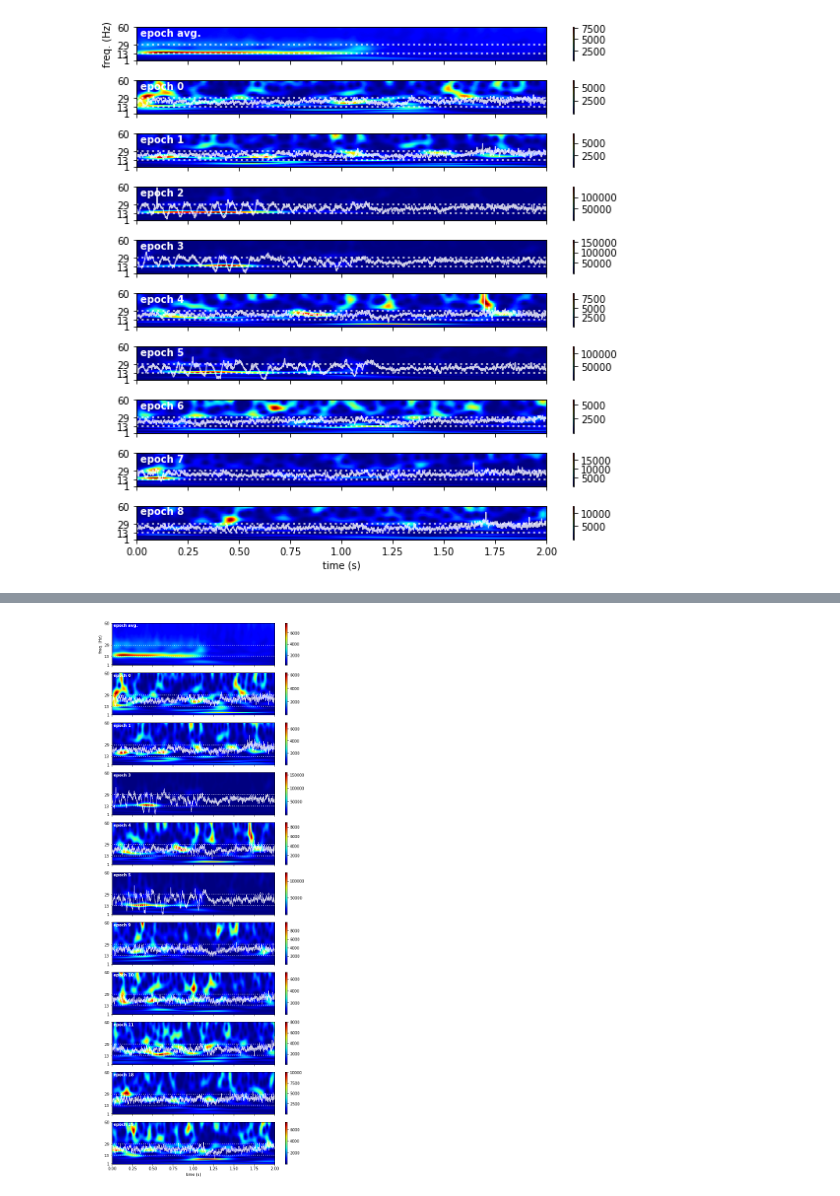
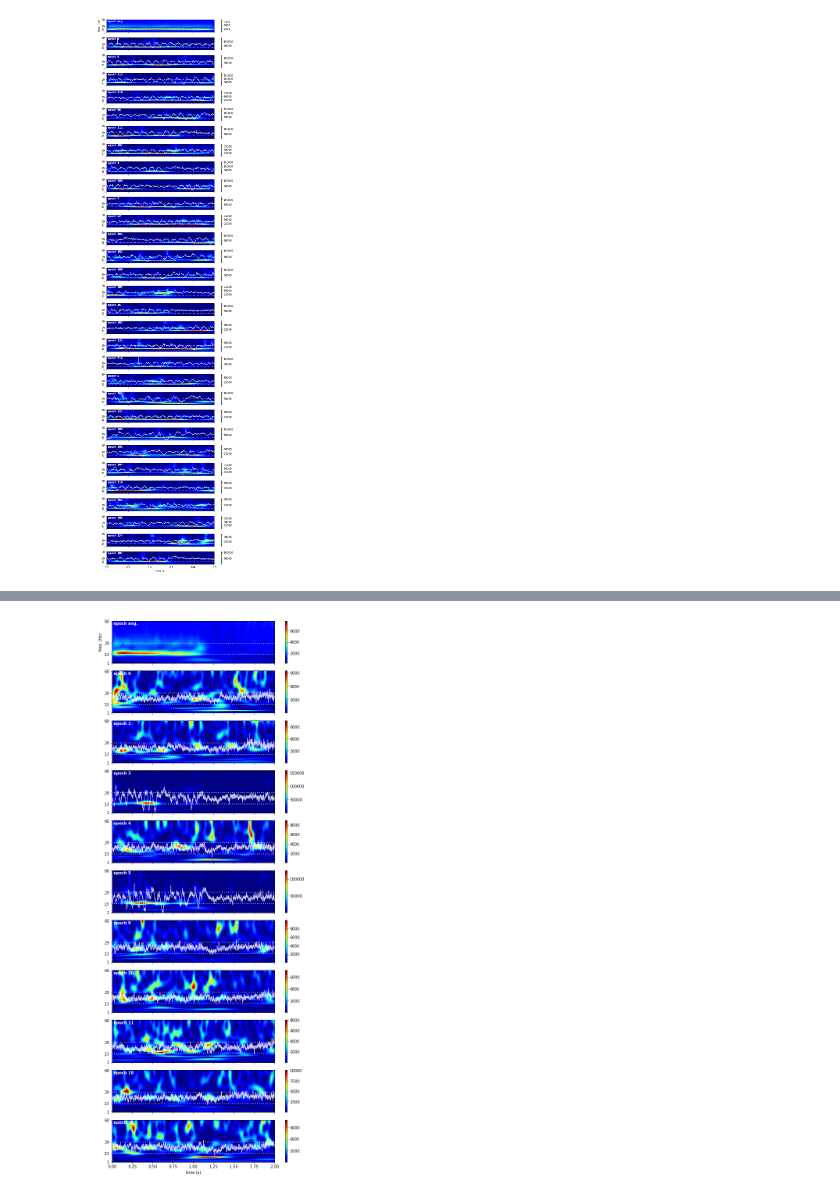
Before and after one commit to ntolley/SEE_decoding, a Jupyter notebook: notebooks/load_lfp.ipynb, the cells around one changed output, grey strips where cells are left out. Cells and saved outputs as stored; diff of their text form; code cells hidden in the pictures.

Commit message:
Plot beta sorted trials

```diff
--- a/notebooks/load_lfp.ipynb
+++ b/notebooks/load_lfp.ipynb
@@ -22,8 +24,22 @@ ev_ex = experiment_dict['eventsCB1']
 
 tgtON = ev_ex['tgtON_C'][0][0][0]
 gocON = ev_ex['gocON_C'][0][0][0]
+gocOFF = ev_ex['gocOFF_C'][0][0][0]
+
 stmv = ev_ex['stmv_C'][0][0][0]
+contact = ev_ex['contact_C'][0][0][0]
 endhold = ev_ex['endhold_C'][0][0][0]
+
+position = ev_ex['POSITION_C'][0][0][0]
+layout = ev_ex['LAYOUT_C'][0][0][0]
+objct = ev_ex['OBJECT_C'][0][0][0]
+gripori = ev_ex['GRIPORI_C'][0][0][0]
+
+gocON_all = ev_ex['gocON'][0][0][0]
+tgtON_all = ev_ex['tgtON'][0][0][0]
+
+go_correct_mask = np.in1d(gocON_all, gocON)
+tgt_correct_mask = np.in1d(tgtON_all, tgtON)
 
 downsample_rate = 30
 samp_freq = 1000
@@ -83,7 +79,11 @@ max_time = 2 # seconds
 max_samples = int(max_time * samp_freq)
 channel_idx = 50
 
-event_ts = gocON
+# event_ts = gocON_all[~correct_mask]
+event_ts = gocON_all
+#event_ts = tgtON_all
+
+
 lfp_data_list = list()
 for event_time in event_ts:
     tstart = event_time + st_offset
@@ -93,3 +93,9 @@ for event_time in event_ts:
     lfp_data_list.append(lfp_data_raw[channel_idx, start_idx:stop_idx])
 
 lfp_data = np.stack(lfp_data_list)
+# %%
+power_list = np.array([lfp_functions.bandpower(
+    lfp_data[idx, :], fs=samp_freq, fmin=13, fmax=29) for
+    idx in range(lfp_data.shape[0])])
+
+power_sort = np.argsort(power_list)[::-1]
@@ -103,17 +142,19 @@ thresh_FOM = 6.0  # factor-of-the-median threshold
 times = np.linspace(0, lfp_data.shape[1] / samp_freq, lfp_data.shape[1])
 tfrs = se.tfr(lfp_data[:,:], freqs, samp_freq)
 # %%
-example_trials = [0,1,2,3,4,5,6,7,8]
+#example_trials = list(range(30))
+example_trials = power_sort[:30]
+
 
 fig = se.plot_avg_spectrogram(tfr=tfrs,
                               times=times,
                               freqs=freqs,
                               event_band=event_band,
                               timeseries=lfp_data,
                               example_epochs=example_trials,
-                              figsize=(8,8))
+                              figsize=(8,30))
 # %% [output]
-[figure, old version]
+[figure, new version]
 # %%
 spec_events = se.find_events(tfr=tfrs, times=times, freqs=freqs,
                              event_band=event_band, threshold_FOM=thresh_FOM)
```
Also changed, not shown: parts of 14 cells of this notebook, 4 other files.
